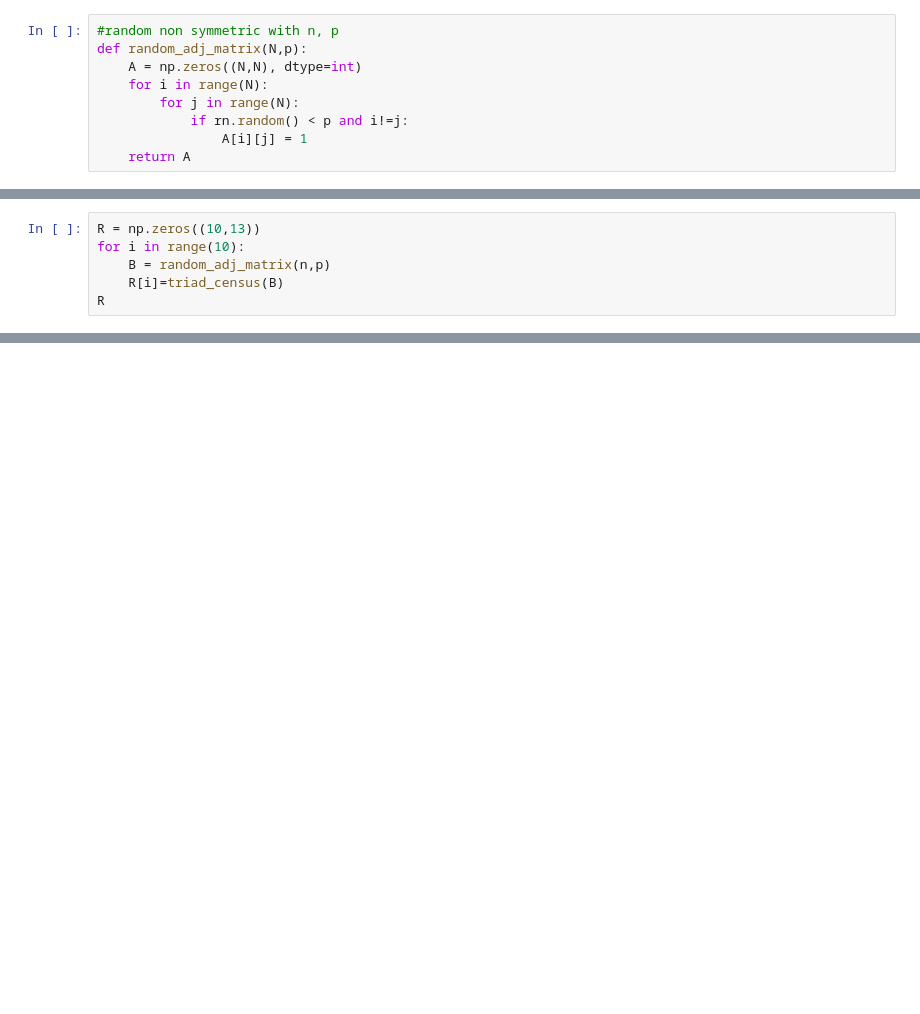
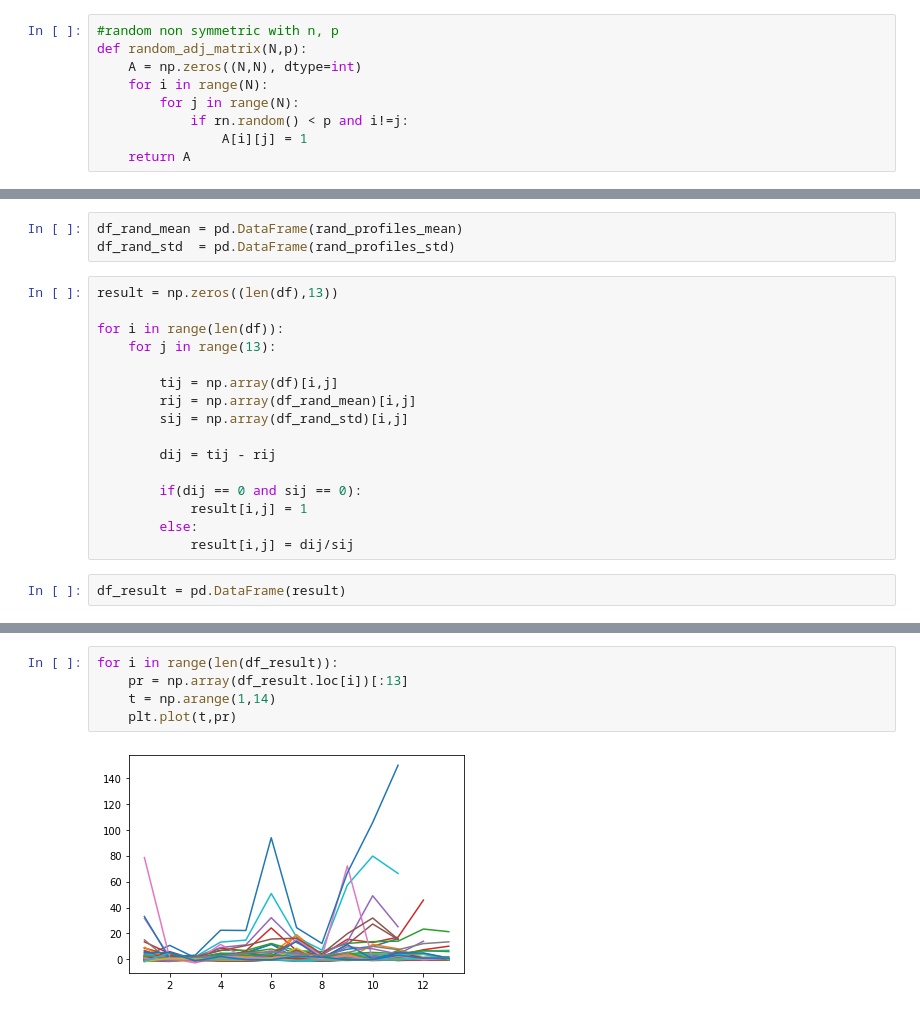
Before and after one commit to EnricoBorriello/Triads_Topology_Bio_Nets, a Jupyter notebook: Adjacency Matrices.ipynb, the cells around one changed output, grey strips where cells are left out. Cells and saved outputs as stored; diff of their text form; blank space fills up the shorter version.

```diff
--- a/Adjacency Matrices.ipynb
+++ b/Adjacency Matrices.ipynb
@@ -299,6 +117,0 @@ p
-# %%
-R = np.zeros((10,13))
-for i in range(10):
-    B = random_adj_matrix(n,p)
-    R[i]=triad_census(B)
-R
@@ -329,0 +162,21 @@ plt.plot(t,result)
+# %%
+df_rand_mean = pd.DataFrame(rand_profiles_mean)
+df_rand_std  = pd.DataFrame(rand_profiles_std)
+# %%
+result = np.zeros((len(df),13))
+
+for i in range(len(df)):
+    for j in range(13):
+
+        tij = np.array(df)[i,j]
+        rij = np.array(df_rand_mean)[i,j]
+        sij = np.array(df_rand_std)[i,j]
+
+        dij = tij - rij
+
+        if(dij == 0 and sij == 0):
+            result[i,j] = 1
+        else:
+            result[i,j] = dij/sij
+# %%
+df_result = pd.DataFrame(result)
@@ -329,0 +199,7 @@ plt.plot(t,result)
+# %%
+for i in range(len(df_result)):
+    pr = np.array(df_result.loc[i])[:13]
+    t = np.arange(1,14)
+    plt.plot(t,pr)
+# %% [output]
+[figure, added]
```
Also changed, not shown: parts of 40 cells of this notebook, 2 other files.
